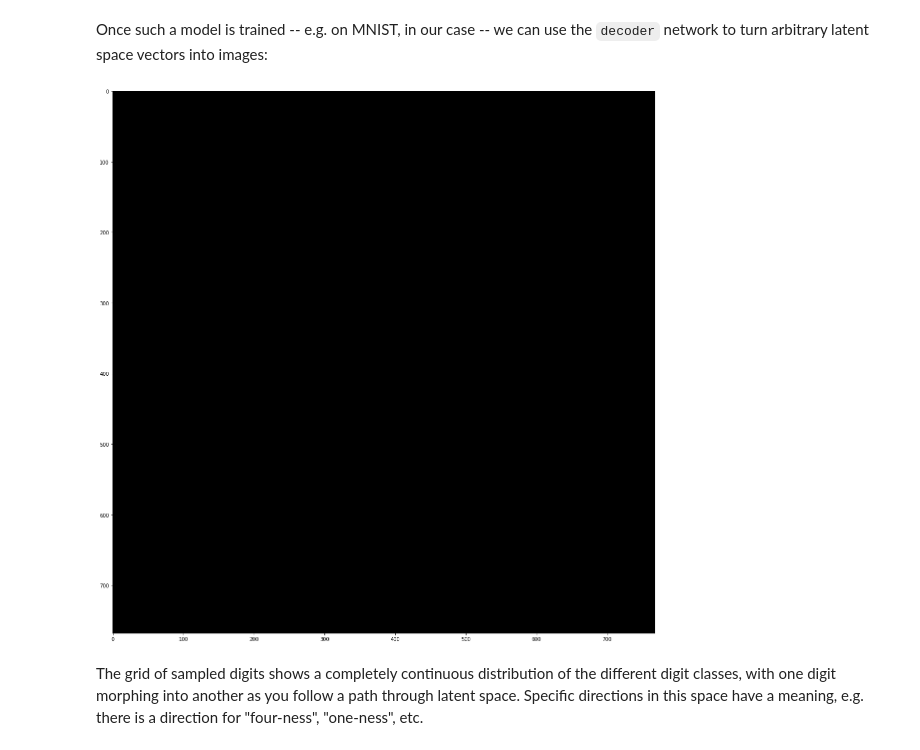
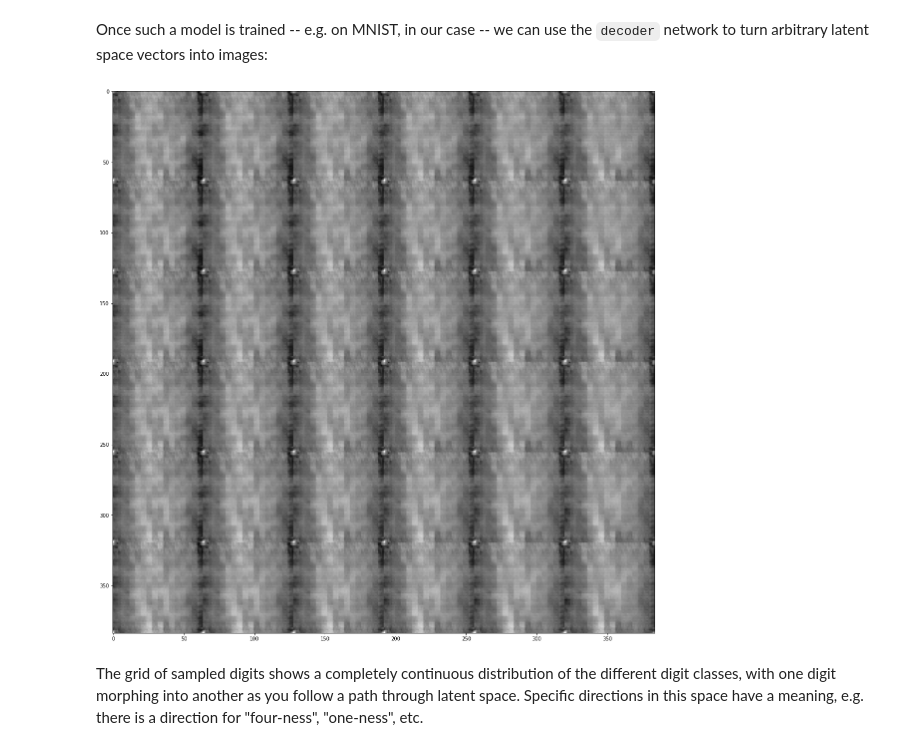
Before and after one commit to Han-0904/701_project, a Jupyter notebook: 8_4_generating_images_with_vaes.ipynb, the cells around one changed output. Drawn from its saved outputs; the diff is of its cells as text; code cells hidden in the pictures.

```diff
--- a/8_4_generating_images_with_vaes.ipynb
+++ b/8_4_generating_images_with_vaes.ipynb
@@ -122,17 +118,20 @@ import glob
 from tensorflow.keras.preprocessing.image import load_img
 import matplotlib.pyplot as plt
 
-img_shape = (128, 128, 1)
-batch_size = 20
+
+img_shape = (64, 64, 1)
+batch_size = 16
 latent_dim = 2  # Dimensionality of the latent space: a plane
 
 input_img = keras.Input(shape=img_shape)
-
-
-#x = layers.Conv2D(8, 3, padding='same', activation='relu',strides=2)(input_img)
-x = layers.Conv2D(16, 3, padding='same', activation='relu',strides=2)(input_img)
-x = layers.Conv2D(32, 3, padding='same', activation='relu',strides=2)(x)
-x = layers.Conv2D(64, 3, padding='same', activation='relu',strides=2)(x)
+'''
+x = layers.Conv2D(4, 3, padding='same', activation='relu',strides=2)(input_img)
+x = layers.Conv2D(8, 3, padding='same', activation='relu',strides=2)(x)
+'''
+x = layers.Conv2D(8, 5, padding='same', activation='relu',strides=2)(input_img)
+x = layers.Conv2D(16, 5, padding='same', activation='relu',strides=2)(x)
+x = layers.Conv2D(32, 5, padding='same', activation='relu',strides=2)(x)
+x = layers.Conv2D(64, 5, padding='same', activation='relu',strides=2)(x)
 x = layers.Flatten()(x)
 x = layers.Dense(4, activation='relu')(x)
 z_mean = layers.Dense(latent_dim)(x)
@@ -178,14 +177,17 @@ image output that has the same dimensions as the original `input_img`.
 # %%
 # This is the input where we will feed `z`.
 decoder_input = layers.Input(latent_dim)
-x = layers.Dense(16*16*64,activation='relu')(decoder_input)
-x = layers.Reshape((16,16,64))(x)
-x = layers.Conv2DTranspose(64, 3,padding='same', activation='relu',strides=2)(x)
-x = layers.Conv2DTranspose(32, 3,padding='same', activation='relu',strides=2)(x)
-x = layers.Conv2DTranspose(16, 3,padding='same', activation='relu',strides=2)(x)
-#x = layers.Conv2DTranspose(8, 3,padding='same', activation='relu',strides=2)(x)
-
-decoder_outputs = layers.Conv2DTranspose(1,3,activation="sigmoid",padding="same")(x)
+x = layers.Dense(4*4*64,activation='relu')(decoder_input)
+x = layers.Reshape((4,4,64))(x)
+x = layers.Conv2DTranspose(64, 5,padding='same', activation='relu',strides=2)(x)
+x = layers.Conv2DTranspose(32, 5,padding='same', activation='relu',strides=2)(x)
+x = layers.Conv2DTranspose(16, 5,padding='same', activation='relu',strides=2)(x)
+x = layers.Conv2DTranspose(8, 5, padding='same', activation='relu',strides=2)(x)
+'''
+x = layers.Conv2DTranspose(8, 3,padding='same', activation='relu',strides=2)(x)
+x = layers.Conv2DTranspose(4, 3,padding='same', activation='relu',strides=2)(x)
+'''
+decoder_outputs = layers.Conv2DTranspose(1,5,activation="sigmoid",padding="same")(x)
 decoder = Model(decoder_input, decoder_outputs)
 decoder.summary()
 # %% [output]
@@ -321,32 +338,32 @@ images:
 # %%
 import matplotlib.pyplot as plt
 from scipy.stats import norm
 
 # Display a 2D manifold of the digits
-n = 15  # figure with 15x15 digits
-digit_size = 128
+n = 6  # figure with 15x15 digits
+digit_size = 64
 figure = np.zeros((digit_size * n, digit_size * n))
 # Linearly spaced coordinates on the unit square were transformed
 # through the inverse CDF (ppf) of the Gaussian
 # to produce values of the latent variables z,
 # since the prior of the latent space is Gaussian
 grid_x = norm.ppf(np.linspace(0.05, 0.95, n))
 grid_y = norm.ppf(np.linspace(0.05, 0.95, n))
 
 for i, yi in enumerate(grid_x):
     for j, xi in enumerate(grid_y):
         z_sample = np.array([[xi, yi]])
         z_sample = np.tile(z_sample, batch_size).reshape(batch_size, 2)
         x_decoded = decoder.predict(z_sample, batch_size=batch_size)
         digit = x_decoded[0].reshape(digit_size, digit_size)
         figure[i * digit_size: (i + 1) * digit_size,
                j * digit_size: (j + 1) * digit_size] = digit
 
-plt.figure(figsize=(10, 10))
+plt.figure(figsize=(20, 20))
 plt.imshow(figure, cmap='Greys_r')
 plt.show()
 # %% [output]
-[figure, old version]
+[figure, new version]
 # %% [markdown]
 The grid of sampled digits shows a completely continuous distribution of the different digit classes, with one digit morphing into another
 as you follow a path through latent space. Specific directions in this space have a meaning, e.g. there is a direction for "four-ness",
```
Also changed, not shown: parts of 12 cells of this notebook.
